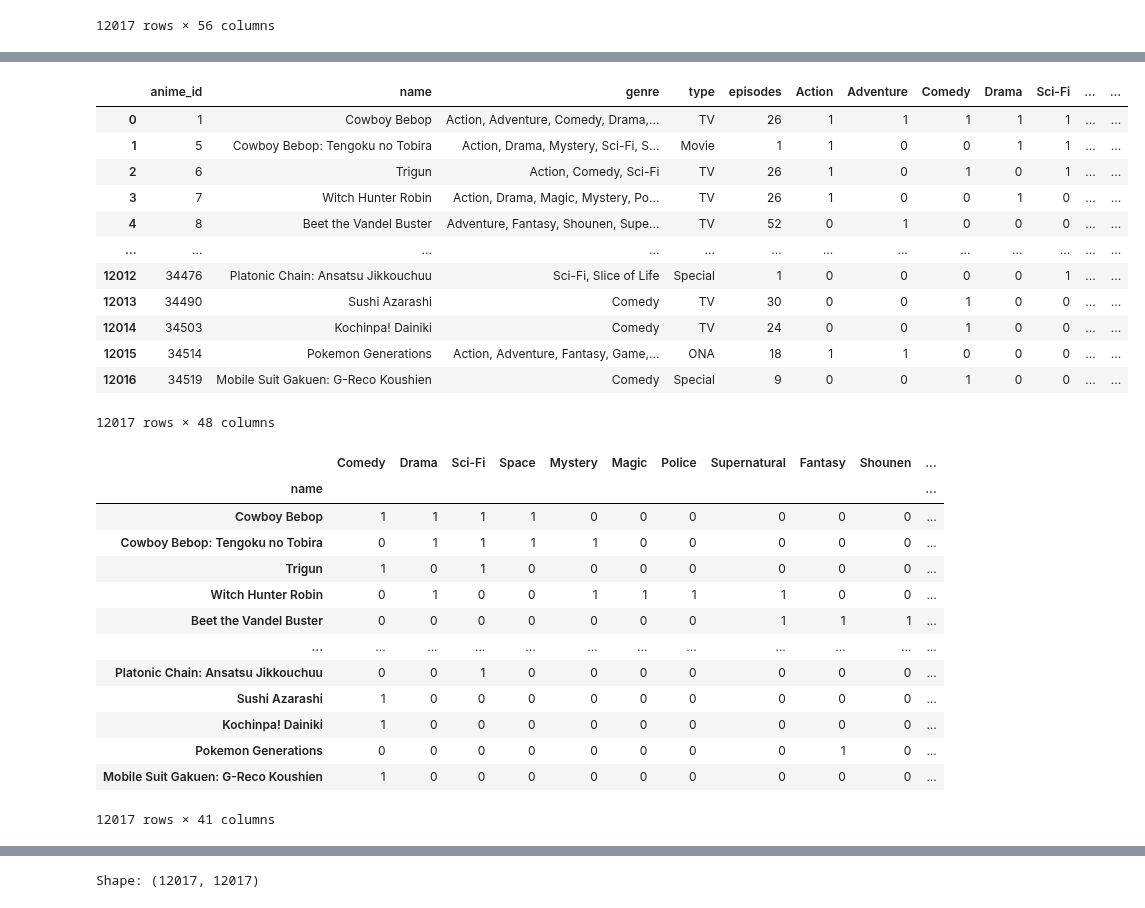
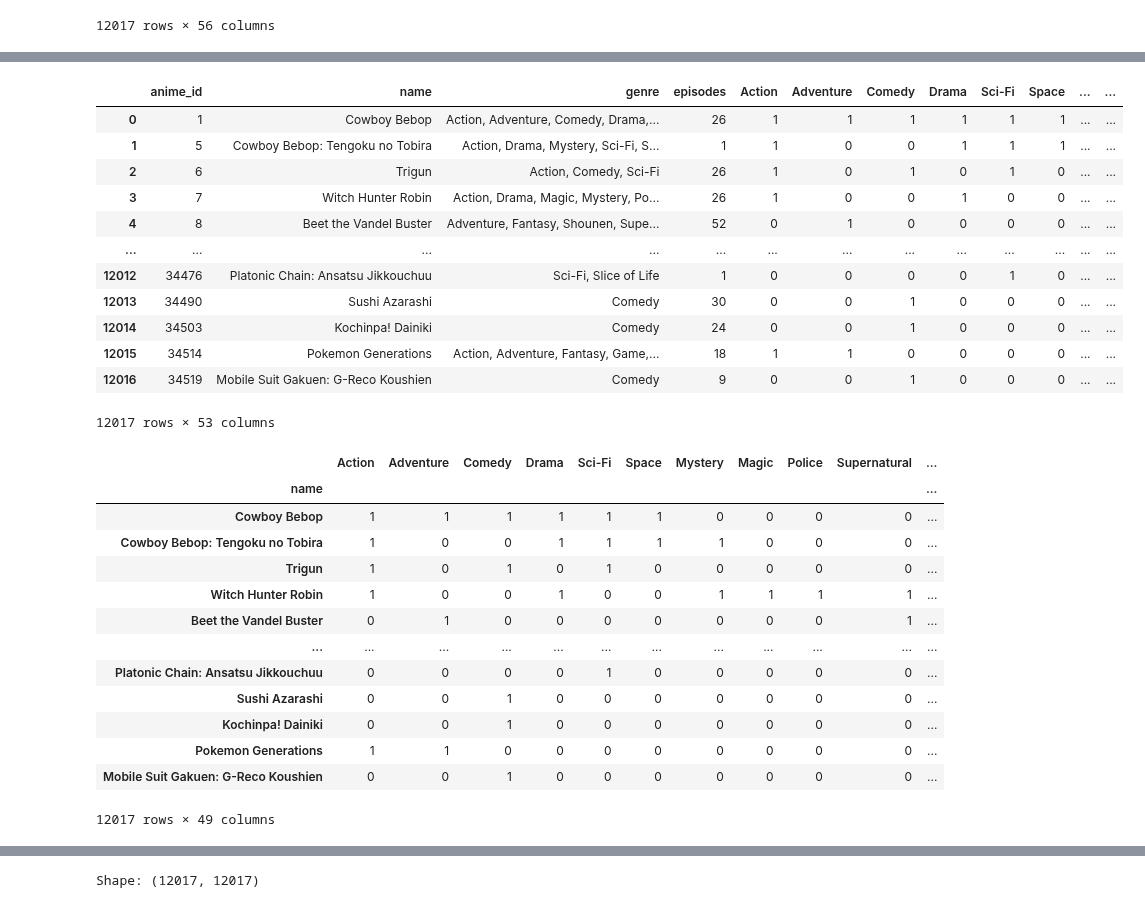
Before and after one commit to arachanx21/animeRec, a Jupyter notebook: animerec.ipynb, the cells around one changed output, grey strips where cells are left out. Cells and saved outputs as stored; diff of their text form; code cells hidden in the pictures.

```diff
--- a/animerec.ipynb
+++ b/animerec.ipynb
@@ -1,14 +1,14 @@
 # %%
-#run locally
-import pandas as pd
-import numpy as np
-import os
-pd.set_option("max_colwidth", None)
-# pd.set_option("display.max_columns",None)
+# #run locally
+# import pandas as pd
+# import numpy as np
+# import os
+# pd.set_option("max_colwidth", None)
+# # pd.set_option("display.max_columns",None)
 
-anime = pd.read_csv("anime.csv")
-users = pd.read_csv("rating.csv")
-path="./"
+# anime = pd.read_csv("anime.csv")
+# users = pd.read_csv("rating.csv")
+# path="./"
 # %% [markdown]
 <h2>Data Loading</h2>
 # %%
@@ -331,40 +334,40 @@ anime_joined
 # %%
 try:
-    anime_joined=anime_joined.drop(["rating","members"],axis=1)
+    anime_joined=anime_joined.drop(["type","rating","members"],axis=1)
 except:
     pass
 anime_joined
 # %% [output]
-|  | anime_id | name | genre | type | episodes | Action | Adventure | Comedy | Drama | Sci-Fi | ... | ... |
-| 0 | 1 | Cowboy Bebop | Action, Adventure, Comedy, Drama,... | TV | 26 | 1 | 1 | 1 | 1 | 1 | ... | ... |
-| 1 | 5 | Cowboy Bebop: Tengoku no Tobira | Action, Drama, Mystery, Sci-Fi, S... | Movie | 1 | 1 | 0 | 0 | 1 | 1 | ... | ... |
-| 2 | 6 | Trigun | Action, Comedy, Sci-Fi | TV | 26 | 1 | 0 | 1 | 0 | 1 | ... | ... |
-| 3 | 7 | Witch Hunter Robin | Action, Drama, Magic, Mystery, Po... | TV | 26 | 1 | 0 | 0 | 1 | 0 | ... | ... |
-| 4 | 8 | Beet the Vandel Buster | Adventure, Fantasy, Shounen, Supe... | TV | 52 | 0 | 1 | 0 | 0 | 0 | ... | ... |
+|  | anime_id | name | genre | episodes | Action | Adventure | Comedy | Drama | Sci-Fi | Space | ... | ... |
+| 0 | 1 | Cowboy Bebop | Action, Adventure, Comedy, Drama,... | 26 | 1 | 1 | 1 | 1 | 1 | 1 | ... | ... |
+| 1 | 5 | Cowboy Bebop: Tengoku no Tobira | Action, Drama, Mystery, Sci-Fi, S... | 1 | 1 | 0 | 0 | 1 | 1 | 1 | ... | ... |
+| 2 | 6 | Trigun | Action, Comedy, Sci-Fi | 26 | 1 | 0 | 1 | 0 | 1 | 0 | ... | ... |
+| 3 | 7 | Witch Hunter Robin | Action, Drama, Magic, Mystery, Po... | 26 | 1 | 0 | 0 | 1 | 0 | 0 | ... | ... |
+| 4 | 8 | Beet the Vandel Buster | Adventure, Fantasy, Shounen, Supe... | 52 | 0 | 1 | 0 | 0 | 0 | 0 | ... | ... |
 | ... | ... | ... | ... | ... | ... | ... | ... | ... | ... | ... | ... | ... |
-| 12012 | 34476 | Platonic Chain: Ansatsu Jikkouchuu | Sci-Fi, Slice of Life | Special | 1 | 0 | 0 | 0 | 0 | 1 | ... | ... |
-| 12013 | 34490 | Sushi Azarashi | Comedy | TV | 30 | 0 | 0 | 1 | 0 | 0 | ... | ... |
-| 12014 | 34503 | Kochinpa! Dainiki | Comedy | TV | 24 | 0 | 0 | 1 | 0 | 0 | ... | ... |
-| 12015 | 34514 | Pokemon Generations | Action, Adventure, Fantasy, Game,... | ONA | 18 | 1 | 1 | 0 | 0 | 0 | ... | ... |
-| 12016 | 34519 | Mobile Suit Gakuen: G-Reco Koushien | Comedy | Special | 9 | 0 | 0 | 1 | 0 | 0 | ... | ... |
+| 12012 | 34476 | Platonic Chain: Ansatsu Jikkouchuu | Sci-Fi, Slice of Life | 1 | 0 | 0 | 0 | 0 | 1 | 0 | ... | ... |
+| 12013 | 34490 | Sushi Azarashi | Comedy | 30 | 0 | 0 | 1 | 0 | 0 | 0 | ... | ... |
+| 12014 | 34503 | Kochinpa! Dainiki | Comedy | 24 | 0 | 0 | 1 | 0 | 0 | 0 | ... | ... |
+| 12015 | 34514 | Pokemon Generations | Action, Adventure, Fantasy, Game,... | 18 | 1 | 1 | 0 | 0 | 0 | 0 | ... | ... |
+| 12016 | 34519 | Mobile Suit Gakuen: G-Reco Koushien | Comedy | 9 | 0 | 0 | 1 | 0 | 0 | 0 | ... | ... |
-12017 rows × 48 columns
+12017 rows × 53 columns
 # %%
 pd.DataFrame(anime_joined[genres_features].to_numpy(),index=anime_joined.name,columns=genres_features)
 # %% [output]
-|  | Comedy | Drama | Sci-Fi | Space | Mystery | Magic | Police | Supernatural | Fantasy | Shounen | ... |
+|  | Action | Adventure | Comedy | Drama | Sci-Fi | Space | Mystery | Magic | Police | Supernatural | ... |
 | name |  |  |  |  |  |  |  |  |  |  | ... |
-| Cowboy Bebop | 1 | 1 | 1 | 1 | 0 | 0 | 0 | 0 | 0 | 0 | ... |
-| Cowboy Bebop: Tengoku no Tobira | 0 | 1 | 1 | 1 | 1 | 0 | 0 | 0 | 0 | 0 | ... |
-| Trigun | 1 | 0 | 1 | 0 | 0 | 0 | 0 | 0 | 0 | 0 | ... |
-| Witch Hunter Robin | 0 | 1 | 0 | 0 | 1 | 1 | 1 | 1 | 0 | 0 | ... |
-| Beet the Vandel Buster | 0 | 0 | 0 | 0 | 0 | 0 | 0 | 1 | 1 | 1 | ... |
+| Cowboy Bebop | 1 | 1 | 1 | 1 | 1 | 1 | 0 | 0 | 0 | 0 | ... |
+| Cowboy Bebop: Tengoku no Tobira | 1 | 0 | 0 | 1 | 1 | 1 | 1 | 0 | 0 | 0 | ... |
+| Trigun | 1 | 0 | 1 | 0 | 1 | 0 | 0 | 0 | 0 | 0 | ... |
+| Witch Hunter Robin | 1 | 0 | 0 | 1 | 0 | 0 | 1 | 1 | 1 | 1 | ... |
+| Beet the Vandel Buster | 0 | 1 | 0 | 0 | 0 | 0 | 0 | 0 | 0 | 1 | ... |
 | ... | ... | ... | ... | ... | ... | ... | ... | ... | ... | ... | ... |
-| Platonic Chain: Ansatsu Jikkouchuu | 0 | 0 | 1 | 0 | 0 | 0 | 0 | 0 | 0 | 0 | ... |
-| Sushi Azarashi | 1 | 0 | 0 | 0 | 0 | 0 | 0 | 0 | 0 | 0 | ... |
-| Kochinpa! Dainiki | 1 | 0 | 0 | 0 | 0 | 0 | 0 | 0 | 0 | 0 | ... |
-| Pokemon Generations | 0 | 0 | 0 | 0 | 0 | 0 | 0 | 0 | 1 | 0 | ... |
-| Mobile Suit Gakuen: G-Reco Koushien | 1 | 0 | 0 | 0 | 0 | 0 | 0 | 0 | 0 | 0 | ... |
+| Platonic Chain: Ansatsu Jikkouchuu | 0 | 0 | 0 | 0 | 1 | 0 | 0 | 0 | 0 | 0 | ... |
+| Sushi Azarashi | 0 | 0 | 1 | 0 | 0 | 0 | 0 | 0 | 0 | 0 | ... |
+| Kochinpa! Dainiki | 0 | 0 | 1 | 0 | 0 | 0 | 0 | 0 | 0 | 0 | ... |
+| Pokemon Generations | 1 | 1 | 0 | 0 | 0 | 0 | 0 | 0 | 0 | 0 | ... |
+| Mobile Suit Gakuen: G-Reco Koushien | 0 | 0 | 1 | 0 | 0 | 0 | 0 | 0 | 0 | 0 | ... |
-12017 rows × 41 columns
+12017 rows × 49 columns
 # %%
 from sklearn.metrics.pairwise import cosine_similarity
 
```
Also changed, not shown: parts of 22 cells of this notebook, 1 other file.
